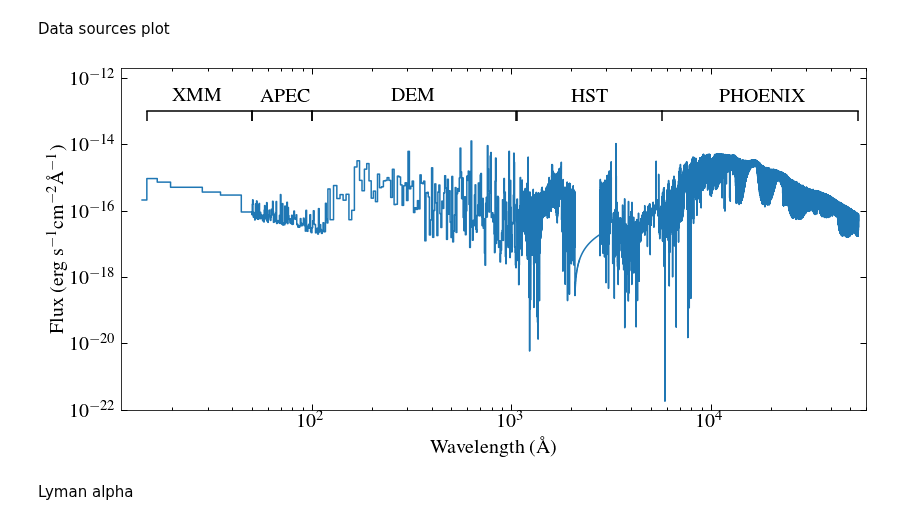
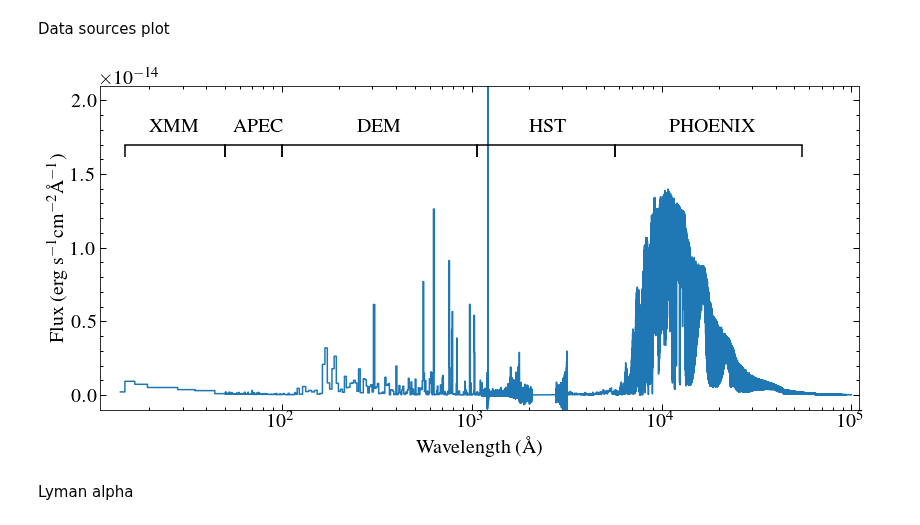
Before and after one commit to davidjwilson/SEDs, a Jupyter notebook: trappist-1/paper/paper_plots.ipynb, the cells around one changed output. Cells and saved outputs as stored; diff of their text form; code cells hidden in the pictures.

```diff
--- a/trappist-1/paper/paper_plots.ipynb
+++ b/trappist-1/paper/paper_plots.ipynb
@@ -22,7 +22,7 @@ Miscelanous plots
 # %%
 #t1data = Table.read('../combined/trappist-1_sed_var_res_v04.ecsv')
 t1data = Table.read('../../common/quicksaves/2MASS-J23062928-0502285_basic.ecsv')
-w, f = t1data['WAVELENGTH'], t1data['FLUX']
+w, f, e = t1data['WAVELENGTH'], t1data['FLUX'], t1data['ERROR']
 # %%
 sol_spec =  readsav('../../../stuff/Solar-data.idlsav')
 w_sol, f_sol = sol_spec['wave']*10, sol_spec['flux']*100
@@ -78,49 +78,53 @@ Data sources plot
 #fig, ax = plt.subplots(figsize=(13,7))
 plt.figure(figsize=(12,6))
 #ax.set_figsize = (12,7)
-plt.errorbar((15,50),(1e-13, 1e-13), yerr= [[5e-14,5e-14],[0,0]], c ='k')
-plt.annotate('XMM', (20, 2e-13))
 
-plt.errorbar((50,100),(1e-13, 1e-13), yerr= [[5e-14,5e-14],[0,0]], c ='k')
-plt.annotate('APEC', (55, 2e-13))
+labely = 1.7e-14
+labelfac = 1.05
+plt.errorbar((15,50),(labely, labely), yerr= [[0.05*labely, 0.05*labely],[0,0]], c ='k')
+plt.annotate('XMM', (20, labelfac*labely))
 
-plt.errorbar((100,1060),(1e-13, 1e-13), yerr= [[5e-14,5e-14],[0,0]], c ='k')
-plt.annotate('DEM', (250, 2e-13))
+plt.errorbar((50,100),(labely, labely), yerr= [[0.05*labely, 0.05*labely],[0,0]], c ='k')
+plt.annotate('APEC', (55, labelfac*labely))
 
-plt.errorbar((1068, 5692),(1e-13, 1e-13), yerr= [[5e-14,5e-14],[0,0]], c ='k')
-plt.annotate('HST', (2000, 2e-13))
+plt.errorbar((100,1060),(labely, labely), yerr= [[0.05*labely, 0.05*labely],[0,0]], c ='k')
+plt.annotate('DEM', (250, labelfac*labely))
 
-plt.errorbar((5692, 54963),(1e-13, 1e-13), yerr= [[0,5e-14],[0,0]], c ='k')
-plt.annotate('PHOENIX', (11000, 2e-13))
+plt.errorbar((1068, 5692),(labely, labely), yerr= [[0.05*labely, 0.05*labely],[0,0]], c ='k')
+plt.annotate('HST', (2000, labelfac*labely))
+
+plt.errorbar((5692, 54963),(labely, labely), yerr= [[0.05*labely, 0.05*labely],[0,0]], c ='k')
+plt.annotate('PHOENIX', (11000, labelfac*labely))
 
 
-plt.step(w[f>0], f[f>0],label ='TRAPPIST-1 (M8)', where='mid')
+#plt.step(w[f>0], f[f>0],label ='TRAPPIST-1 (M8)', where='mid')
+plt.step(w, f,label ='TRAPPIST-1 (M8)', where='mid')
 plt.xscale('log')
-plt.yscale('log')
+#plt.yscale('log')
 #plt.xlim(100, 1000)
 
 #plt.xlim(90, 10000)
 
 #ax.fill_between([0,900],0,1, facecolor='#99ccff')
 #plt.annotate('X-ray/EUV: Thermosphere heating/removal', (12, 1e-22))
 
 #ax.fill_between([900,2000],0,1, facecolor='#99ff66')
 
 #ax.fill_between([2000,4000],0,1, facecolor='#ffff99')
 #plt.annotate('FUV/NUV:\n Photochemistry', (1000, 1e-22))
 
 #ax.fill_between([4000,60000],0,1, facecolor='#ff9933')
 #plt.annotate('Visible/IR: \n Atmosphere \& surface heating', (4100, 1e-22))
 
-plt.xlim(11, 60000)
-
-plt.ylim(1e-22, 0.2e-11)
+plt.xlim(11, 110000)
+plt.ylim(-0.1e-14, 2.1e-14)
+#plt.ylim(1e-18, 0.2e-11)
 plt.xlabel('Wavelength (\AA)')
 plt.ylabel('Flux (erg s$^{-1}$cm$^{-2}$\AA$^{-1}$)')
 plt.tight_layout()
 plt.savefig('../plots/T1_sed_main_plot.pdf', dpi = 150)
 # %% [output]
-[figure, old version]
+[figure, new version]
 # %% [markdown]
 Lyman alpha
 # %%
```
Also changed, not shown: 11 other files.
